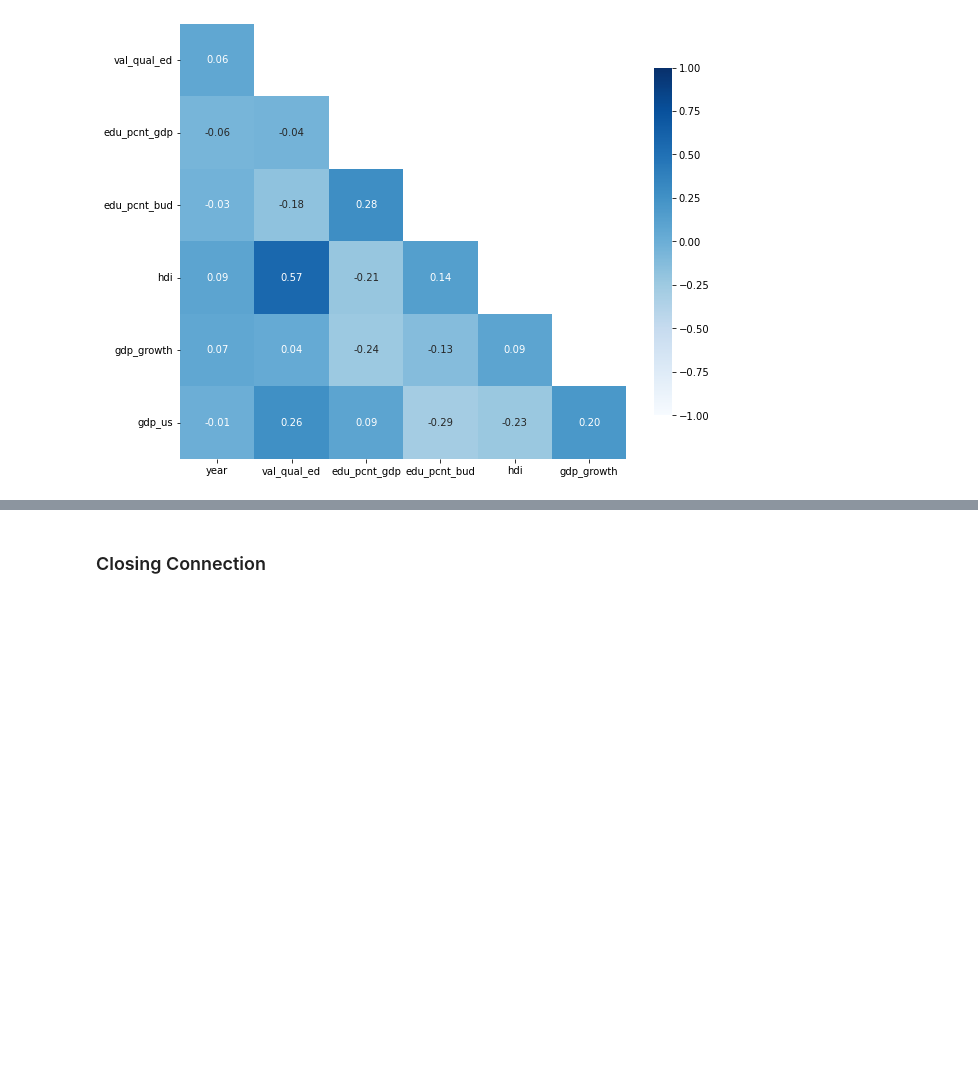
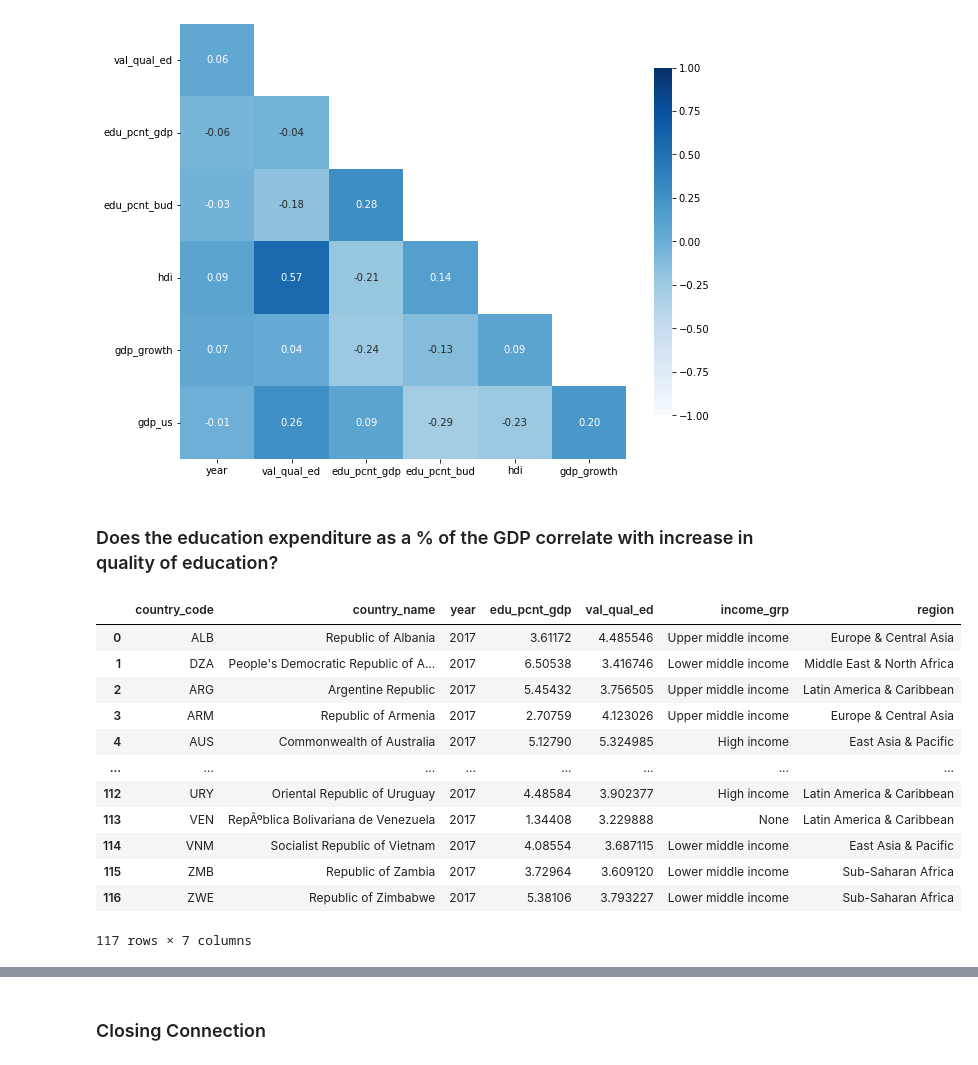
Before and after one commit to IShaalan/BAIT580A---Project-Repo, a Jupyter notebook: analysis.ipynb, the cells around one changed output, grey strips where cells are left out. Cells and saved outputs as stored; diff of their text form; code cells hidden in the pictures; blank space fills up the shorter version.

```diff
--- a/analysis.ipynb
+++ b/analysis.ipynb
@@ -197,3 +197,32 @@ plt.show()
 `np.bool` is a deprecated alias for the builtin `bool`. To silence this warning, use `bool` by itself. Doing this will not modify any behavior and is safe. If you specifically wanted the numpy scalar  ...
 Deprecated in NumPy 1.20; for more details and guidance: https://numpy.org/devdocs/release/1.20.0-notes.html#deprecations
 [figure]
+# %% [markdown]
+### Does the education expenditure as a % of the GDP correlate with increase in quality of education?
+# %%
+qu_gdp_qual = '''SELECT ct.country_code, ct.country_name,hc.year,edu_pcnt_gdp, val_qual_ed,ct.income_grp,ct.region
+FROM edx.education_indicators as ei
+	INNER JOIN edx.human_capital as hc ON ei.year = hc.year and ei.country_code = hc.country_code
+	INNER JOIN edx.country as ct on ct.country_code  = hc.country_code
+WHERE edu_pcnt_gdp is not NULL and val_qual_ed is not NULL and hc.year BETWEEN 2017 and 2017'''
+
+cur.execute(query=qu_gdp_qual)
+df_gdp_qual = pd.DataFrame(cur.fetchall())
+
+df_gdp_qual.columns = ['country_code','country_name','year','edu_pcnt_gdp','val_qual_ed','income_grp','region']
+
+df_gdp_qual
+# %% [output]
+|  | country_code | country_name | year | edu_pcnt_gdp | val_qual_ed | income_grp | region |
+| 0 | ALB | Republic of Albania | 2017 | 3.61172 | 4.485546 | Upper middle income | Europe & Central Asia |
+| 1 | DZA | People's Democratic Republic of A... | 2017 | 6.50538 | 3.416746 | Lower middle income | Middle East & North Africa |
+| 2 | ARG | Argentine Republic | 2017 | 5.45432 | 3.756505 | Upper middle income | Latin America & Caribbean |
+| 3 | ARM | Republic of Armenia | 2017 | 2.70759 | 4.123026 | Upper middle income | Europe & Central Asia |
+| 4 | AUS | Commonwealth of Australia | 2017 | 5.12790 | 5.324985 | High income | East Asia & Pacific |
+| ... | ... | ... | ... | ... | ... | ... | ... |
+| 112 | URY | Oriental Republic of Uruguay | 2017 | 4.48584 | 3.902377 | High income | Latin America & Caribbean |
+| 113 | VEN | RepÃºblica Bolivariana de Venezuela | 2017 | 1.34408 | 3.229888 | None | Latin America & Caribbean |
+| 114 | VNM | Socialist Republic of Vietnam | 2017 | 4.08554 | 3.687115 | Lower middle income | East Asia & Pacific |
+| 115 | ZMB | Republic of Zambia | 2017 | 3.72964 | 3.609120 | Lower middle income | Sub-Saharan Africa |
+| 116 | ZWE | Republic of Zimbabwe | 2017 | 5.38106 | 3.793227 | Lower middle income | Sub-Saharan Africa |
+117 rows × 7 columns
```
Also changed, not shown: parts of 13 cells of this notebook.
